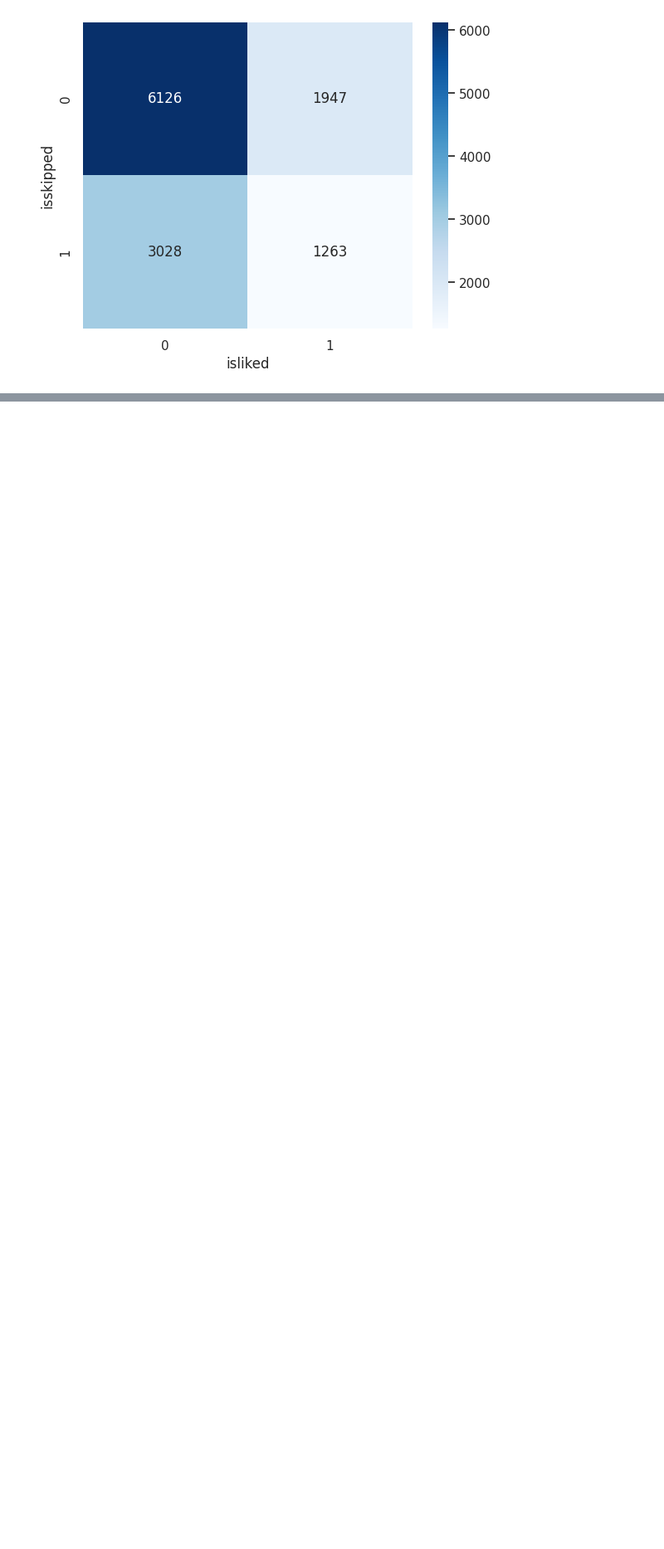
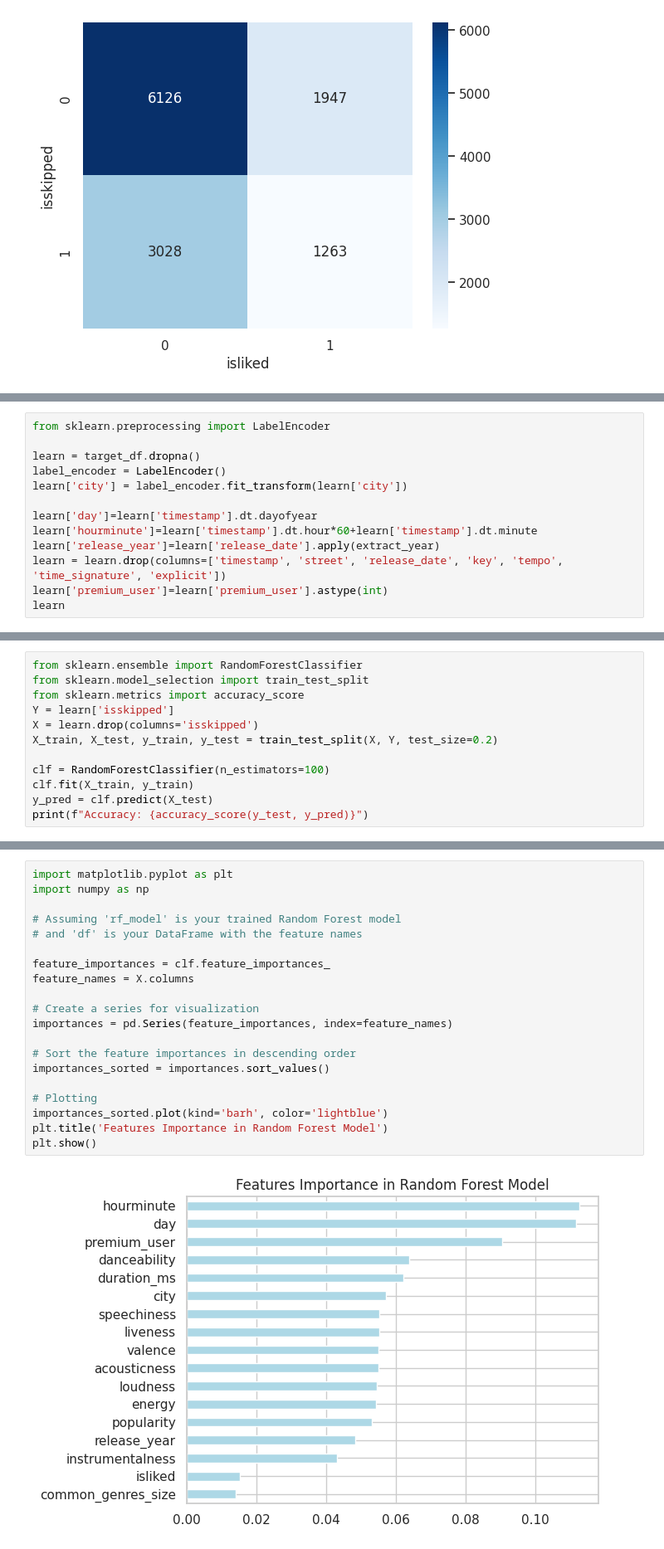
Before and after one commit to dawidkasz/song-skip-predictor, a Jupyter notebook: dokumentacja.ipynb, the cells around one changed output, grey strips where cells are left out. Shown at 83% size. Cells and saved outputs as stored; diff of their text form; blank space fills up the shorter version.

Commit message:
add importance analysys

```diff
--- a/dokumentacja.ipynb
+++ b/dokumentacja.ipynb
@@ -103,0 +129,13 @@ pd.crosstab(target_df['isskipped'], target_df['isliked'])
+# %%
+from sklearn.preprocessing import LabelEncoder
+
+learn = target_df.dropna()
+label_encoder = LabelEncoder()
+learn['city'] = label_encoder.fit_transform(learn['city'])
+
+learn['day']=learn['timestamp'].dt.dayofyear
+learn['hourminute']=learn['timestamp'].dt.hour*60+learn['timestamp'].dt.minute
+learn['release_year']=learn['release_date'].apply(extract_year)
+learn = learn.drop(columns=['timestamp', 'street', 'release_date', 'key', 'tempo', 'time_signature', 'explicit'])
+learn['premium_user']=learn['premium_user'].astype(int)
+learn
@@ -103,0 +156,12 @@ pd.crosstab(target_df['isskipped'], target_df['isliked'])
+# %%
+from sklearn.ensemble import RandomForestClassifier
+from sklearn.model_selection import train_test_split
+from sklearn.metrics import accuracy_score
+Y = learn['isskipped']
+X = learn.drop(columns='isskipped')
+X_train, X_test, y_train, y_test = train_test_split(X, Y, test_size=0.2)
+
+clf = RandomForestClassifier(n_estimators=100)
+clf.fit(X_train, y_train)
+y_pred = clf.predict(X_test)
+print(f"Accuracy: {accuracy_score(y_test, y_pred)}")
@@ -103,0 +173,22 @@ pd.crosstab(target_df['isskipped'], target_df['isliked'])
+# %%
+import matplotlib.pyplot as plt
+import numpy as np
+
+# Assuming 'rf_model' is your trained Random Forest model
+# and 'df' is your DataFrame with the feature names
+
+feature_importances = clf.feature_importances_
+feature_names = X.columns
+
+# Create a series for visualization
+importances = pd.Series(feature_importances, index=feature_names)
+
+# Sort the feature importances in descending order
+importances_sorted = importances.sort_values()
+
+# Plotting
+importances_sorted.plot(kind='barh', color='lightblue')
+plt.title('Features Importance in Random Forest Model')
+plt.show()
+# %% [output]
+[figure, added]
```
Also changed, not shown: parts of 5 cells of this notebook.
